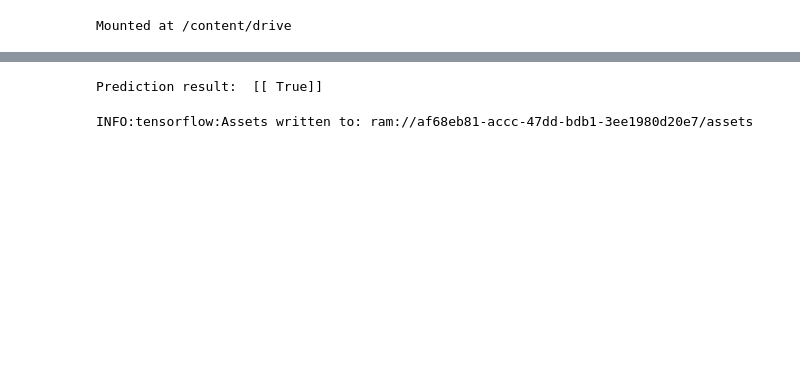
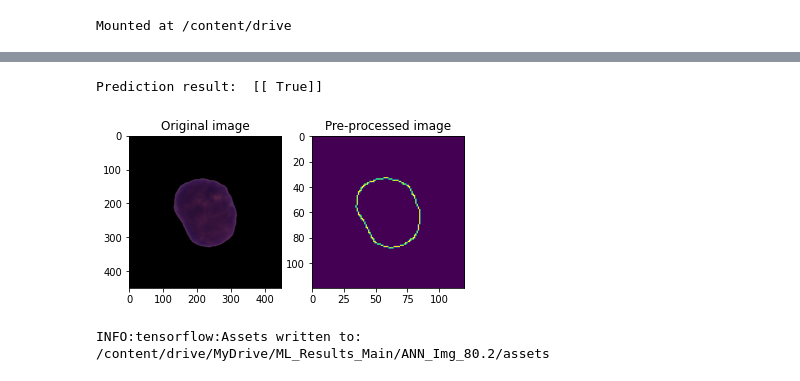
Before and after one commit to 0xOrigin/ANN_SVM_Project, a Jupyter notebook: Notebooks/Models/ANN_Img.ipynb, the cells around one changed output, grey strips where cells are left out. Saved outputs shown, nothing was run; the diff lists cells and outputs as text; code cells hidden in the pictures; blank space fills up the shorter version.

```diff
--- a/Notebooks/Models/ANN_Img.ipynb
+++ b/Notebooks/Models/ANN_Img.ipynb
@@ -129,26 +127,45 @@ plt.show()
 # %%
-##################### To predict from outside image
+##################### To predict from validation images
+import tensorflow as tf
 import cv2
+import matplotlib.image as mpimg
+
+model = tf.keras.models.load_model("/content/drive/MyDrive/ML_Results_Main/ANN_Img_80.2")
+
+figure, axis = plt.subplots(1, 2)
+
 def ANN_img_preprocessing(img):
   image = cv2.imread(img)
   gray = cv2.cvtColor(image, cv2.COLOR_BGR2GRAY)
   resized_gray = cv2.resize(gray, (120,120))
   edged_gray = cv2.Canny(resized_gray, 100, 200)
+
+  axis[1].imshow(edged_gray)
+  axis[1].set_title("Pre-processed image")
+
   edged_gray = np.array(edged_gray).flatten()
   return edged_gray
 
-fileimg = ANN_img_preprocessing("/content/drive/MyDrive/C-NMC_Leukemia/testing_data/C-NMC_test_final_phase_data/64.bmp")
+PATH = "/content/drive/MyDrive/C-NMC_Leukemia/validation_data/C-NMC_test_prelim_phase_data/202.bmp"
+
+
+img = mpimg.imread(PATH)
+axis[0].imshow(img)
+axis[0].set_title("Original image")
+
+fileimg = ANN_img_preprocessing(PATH)
 
 fileimg = np.reshape(fileimg, [-1,input_size])
 fileimg = fileimg.astype('float32')/255
 
-y_pred = ann.predict(fileimg)
+y_pred = model.predict(fileimg)
 y_pred = (y_pred > 0.5)
+
 print("Prediction result: ", y_pred)
 # %% [output]
 Prediction result:  [[ True]]
+[figure, added]
-# %%
-fileName = "/content/drive/MyDrive/ML_Results_Main/ANN_Img_79.5.model"
-pickle.dump(ann, open(fileName, 'wb'))
-# %% [output]
-INFO:tensorflow:Assets written to: ram://af68eb81-accc-47dd-bdb1-3ee1980d20e7/assets
+# %%
+ann.save("/content/drive/MyDrive/ML_Results_Main/ANN_Img_80.2")
+# %% [output]
+INFO:tensorflow:Assets written to: /content/drive/MyDrive/ML_Results_Main/ANN_Img_80.2/assets
```
Also changed, not shown: parts of 6 cells of this notebook, 13 other files.
